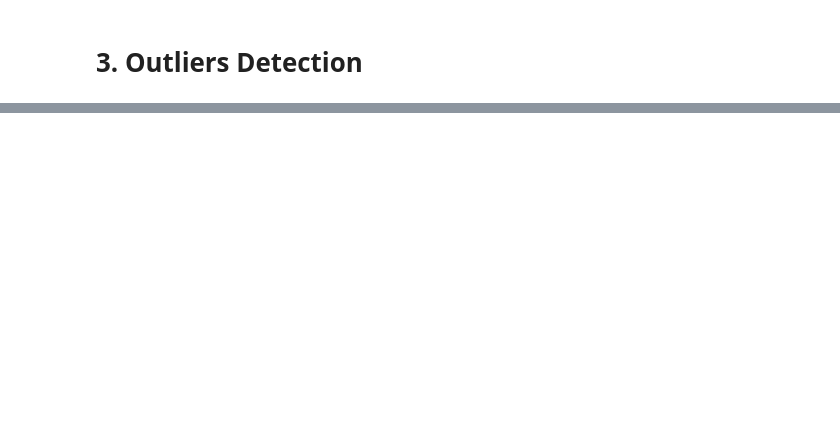
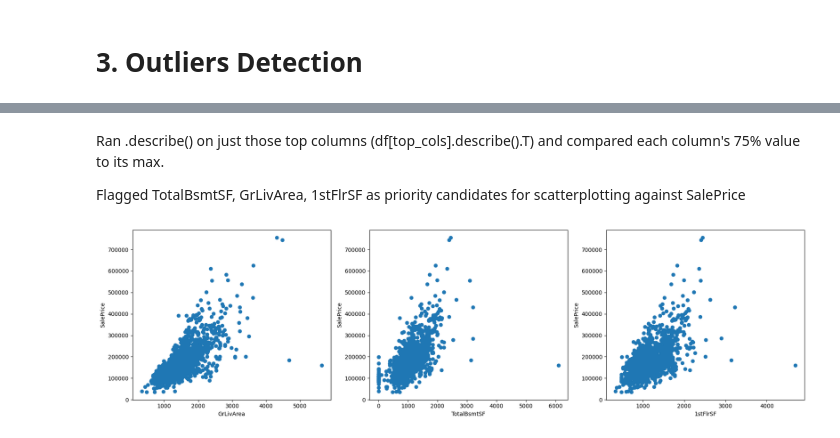
Before and after one commit to VishRoy/kaggle-notebook, a Jupyter notebook: house-prices-advanced-regression.ipynb, the cells around one changed output, grey strips where cells are left out. Saved outputs shown, nothing was run; the diff lists cells and outputs as text; code cells hidden in the pictures; blank space fills up the shorter version.

```diff
--- a/house-prices-advanced-regression.ipynb
+++ b/house-prices-advanced-regression.ipynb
@@ -241,0 +344,24 @@ Length: 80, dtype: int64
+# %% [markdown]
+Ran .describe() on just those top columns (df[top_cols].describe().T) and compared each column's 75% value to its max.
+
+Flagged TotalBsmtSF, GrLivArea, 1stFlrSF as priority candidates for scatterplotting against SalePrice
+# %%
+fig, axes = plt.subplots(1,3, figsize=(18,5))
+
+axes[0].scatter(df['GrLivArea'], df['SalePrice'])
+axes[0].set_xlabel('GrLivArea')
+axes[0].set_ylabel('SalePrice')
+
+axes[1].scatter(df['TotalBsmtSF'], df['SalePrice'])
+axes[1].set_xlabel('TotalBsmtSF')
+axes[1].set_xlabel('TotalBsmtSF')
+axes[1].set_ylabel('SalePrice')
+
+axes[2].scatter(df['1stFlrSF'], df['SalePrice'])
+axes[2].set_xlabel('1stFlrSF')
+axes[2].set_ylabel('SalePrice')
+
+plt.tight_layout()
+plt.show()
+# %% [output]
+[figure, added]
```
Also changed, not shown: parts of 24 cells of this notebook.
